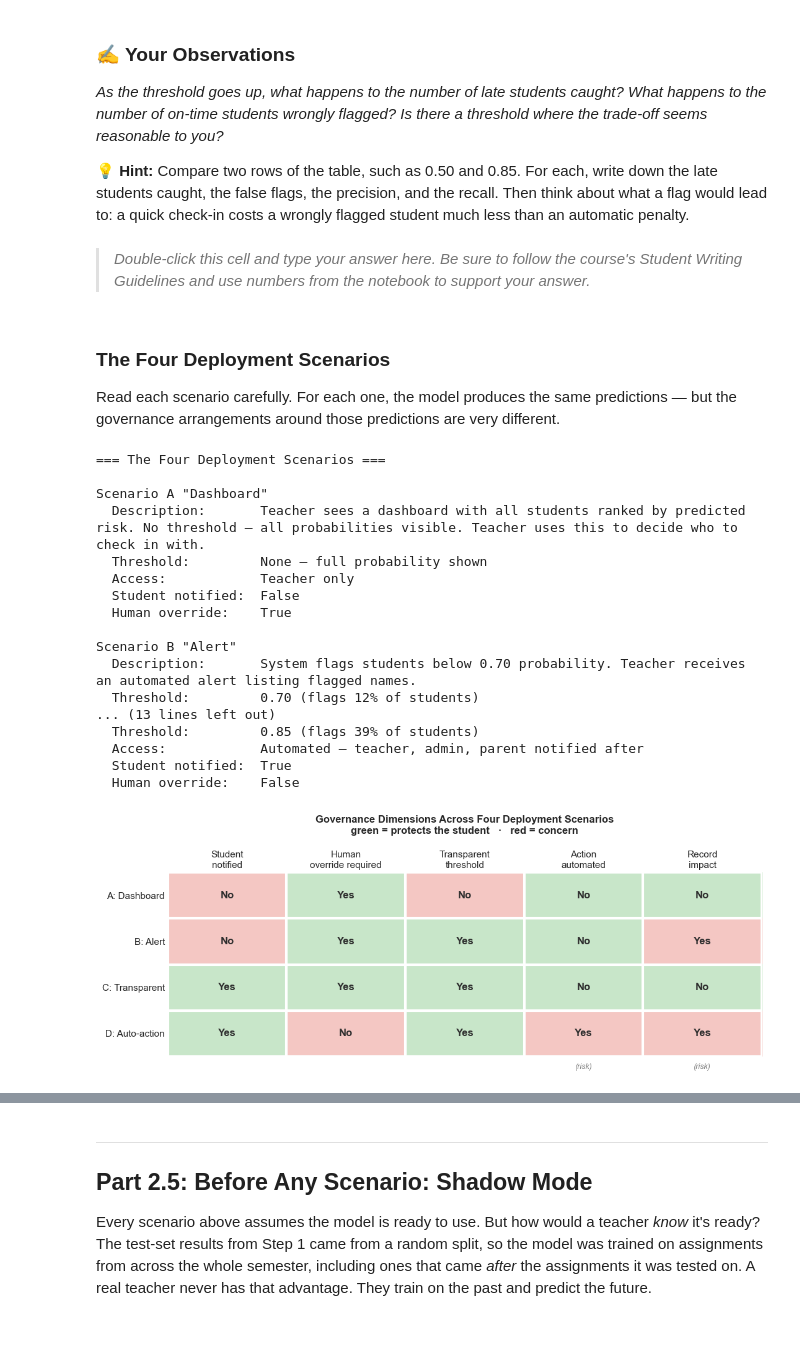
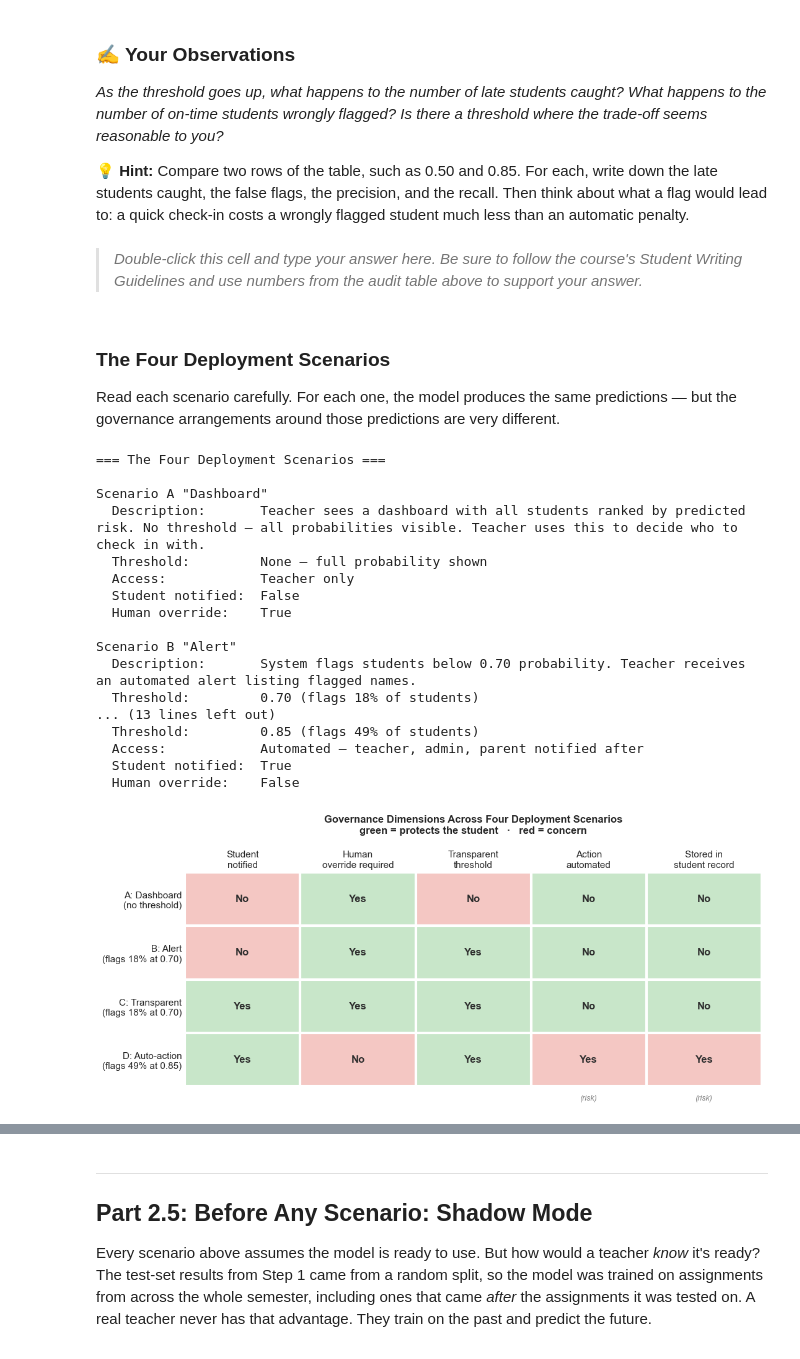
Before and after one commit to danielgoddu-lang/HSC-CIAI-Course-Part-1, a Jupyter notebook: Part 1/Final Project/class_09_10_governance.ipynb, the cells around one changed output, grey strips where cells are left out. Saved outputs shown, nothing was run; the diff lists cells and outputs as text; code cells hidden in the pictures.

```diff
--- a/Part 1/Final Project/class_09_10_governance.ipynb
+++ b/Part 1/Final Project/class_09_10_governance.ipynb
@@ -293,13 +331,16 @@ Threshold | Flagged | Late caught | False flags | Precision | Recall
 
 💡 **Hint:** Compare two rows of the table, such as 0.50 and 0.85. For each, write down the late students caught, the false flags, the precision, and the recall. Then think about what a flag would lead to: a quick check-in costs a wrongly flagged student much less than an automatic penalty.
 # %% [markdown]
-> _Double-click this cell and type your answer here. Be sure to follow the course's Student Writing Guidelines and use numbers from the notebook to support your answer._
+> _Double-click this cell and type your answer here. Be sure to follow the course's Student Writing Guidelines and use numbers from the audit table above to support your answer._
 # %% [markdown]
 ### The Four Deployment Scenarios
 
 Read each scenario carefully. For each one, the model produces the same predictions — but the governance arrangements around those predictions are very different.
 # %%
 # Visualize the four scenarios
+pct_flag_070 = (y_prob < 0.70).mean()   # share of test-set students flagged at 0.70
+pct_flag_085 = (y_prob < 0.85).mean()   # share flagged at 0.85
+
 scenarios = {
     'Scenario A\n"Dashboard"': {
         'description': 'Teacher sees a dashboard with all students ranked by predicted '
@@ -314,12 +355,12 @@ scenarios = {
         'description': 'System flags students below 0.70 probability. Teacher receives '
                        'an automated alert listing flagged names.',
         'access': 'Teacher + admin log',
-        'threshold': '0.70 (flags 12% of students)',
+        'threshold': f'0.70 (flags {pct_flag_070:.0%} of students)',
         'student_notified': False,
         'human_override': True,
     },
     'Scenario C\n"Transparent"': {
-        'description': 'Students and families see their own risk scores. Teacher sees all. '
+        'description': 'Students and families see their own late risk scores. Teacher sees all. '
                        'Students flagged below 0.70 receive an automated outreach message. '
                        'Students may request removal from flagging. ',
         'access': 'Student (own score) + teacher (all)',
@@ -332,7 +373,7 @@ scenarios = {
                        'program, sends alerts to parents, and flags the record. No human '
                        'review before action is taken.',
         'access': 'Automated — teacher, admin, parent notified after',
-        'threshold': '0.85 (flags 39% of students)',
+        'threshold': f'0.85 (flags {pct_flag_085:.0%} of students)',
         'student_notified': True,
         'human_override': False,
     },
@@ -360,22 +401,32 @@ Scenario A "Dashboard"
 
 Scenario B "Alert"
   Description:       System flags students below 0.70 probability. Teacher receives an automated alert listing flagged names.
-  Threshold:         0.70 (flags 12% of students)
+  Threshold:         0.70 (flags 18% of students)
 ... (13 lines left out)
-  Threshold:         0.85 (flags 39% of students)
+  Threshold:         0.85 (flags 49% of students)
   Access:            Automated — teacher, admin, parent notified after
   Student notified:  True
   Human override:    False
 # %%
 # Governance dimensions for each scenario (1 = Yes, 0 = No)
 dimensions = ['Student\nnotified', 'Human\noverride required', 'Transparent\nthreshold',
-              'Action\nautomated', 'Record\nimpact']
+              'Action\nautomated', 'Stored in\nstudent record']
 scenario_scores = {
     'A: Dashboard':   [0, 1, 0, 0, 0],
-    'B: Alert':       [0, 1, 1, 0, 1],
+    'B: Alert':       [0, 1, 1, 0, 0],
     'C: Transparent': [1, 1, 1, 0, 0],
     'D: Auto-action': [1, 0, 1, 1, 1],
 }
+
+# Share of test-set students each scenario flags (A has no threshold)
+scenario_thresholds = {'A: Dashboard': None, 'B: Alert': 0.70,
+                       'C: Transparent': 0.70, 'D: Auto-action': 0.85}
+row_labels = []
+for name, t in scenario_thresholds.items():
+    if t is None:
+        row_labels.append(f'{name}\n(no threshold)')
+    else:
+        row_labels.append(f'{name}\n(flags {(y_prob < t).mean():.0%} at {t:.2f})')
 
 import numpy as np
 from matplotlib.colors import ListedColormap
@@ -388,40 +439,40 @@ scores = np.array(list(scenario_scores.values()))
 good = np.where(np.array(direction) == 1, scores == 1, scores == 0).astype(int)
 
 cmap = ListedColormap(['#F4C7C3', '#C8E6C9'])   # concern, protective
-fig, ax = plt.subplots(figsize=(11, 4.5))
+fig, ax = plt.subplots(figsize=(11, 5))
 ax.imshow(good, cmap=cmap, vmin=0, vmax=1, aspect='auto')
 
 for i in range(len(names)):
     for j in range(len(dimensions)):
         ax.text(j, i, 'Yes' if scores[i, j] else 'No',
                 ha='center', va='center', fontsize=12, fontweight='bold',
                 color='#2E2E2E')
 
 ax.set_xticks(range(len(dimensions)))
 ax.set_xticklabels(dimensions)
 ax.set_yticks(range(len(names)))
-ax.set_yticklabels(names, fontsize=11)
+ax.set_yticklabels(row_labels, fontsize=11)
 ax.xaxis.tick_top()
 ax.set_xticks(np.arange(-.5, len(dimensions), 1), minor=True)
 ax.set_yticks(np.arange(-.5, len(names), 1), minor=True)
 ax.tick_params(which='both', length=0)
 ax.grid(which='minor', color='white', linewidth=3)
 ax.grid(which='major', visible=False)
 for s in ax.spines.values():
     s.set_visible(False)
 
 for j, d in enumerate(direction):
     if d == -1:
         ax.text(j, len(names) - 0.35, '(risk)', ha='center', va='top',
                 fontsize=9, color='gray', style='italic')
 
 ax.set_title('Governance Dimensions Across Four Deployment Scenarios\n'
              'green = protects the student   ·   red = concern',
              fontweight='bold', pad=20)
 plt.tight_layout()
 plt.show()
 # %% [output]
-[figure, old version]
+[figure, new version]
 # %% [markdown]
 ### Evaluating the Scenarios
 
```
Also changed, not shown: parts of 22 cells of this notebook.
